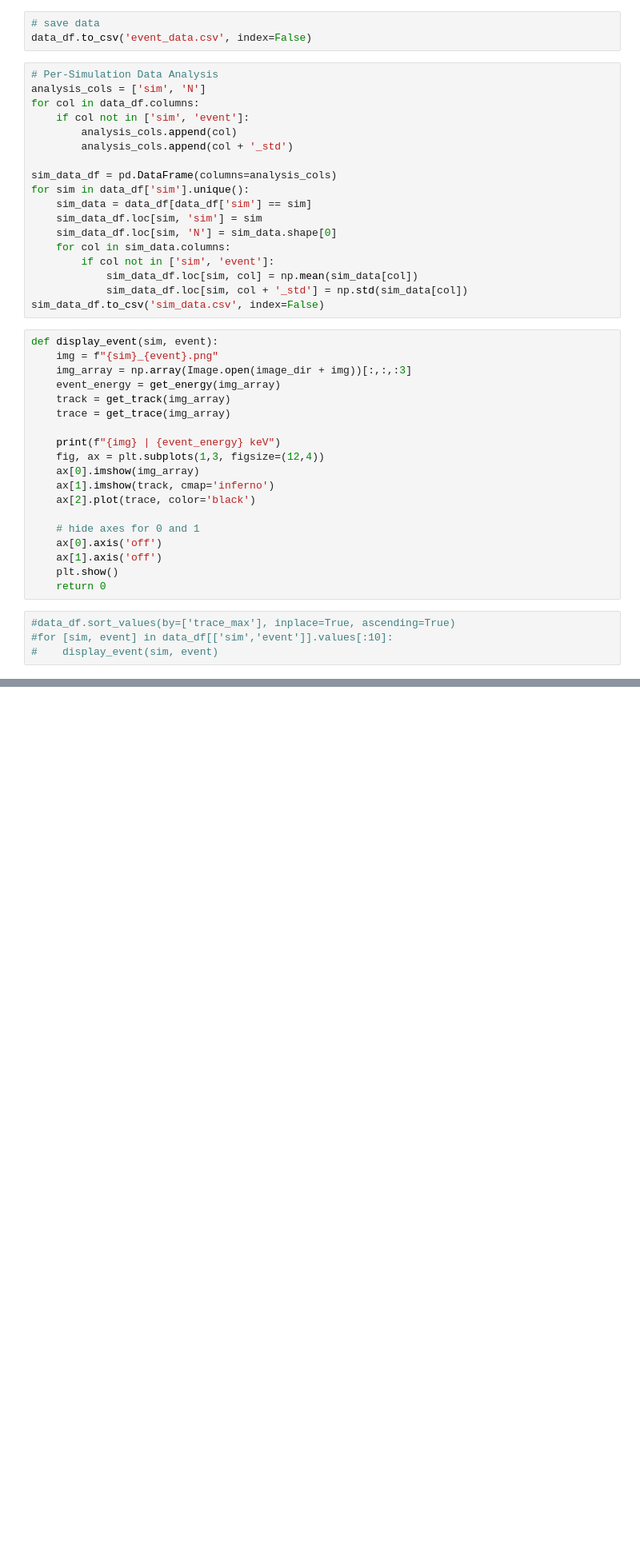
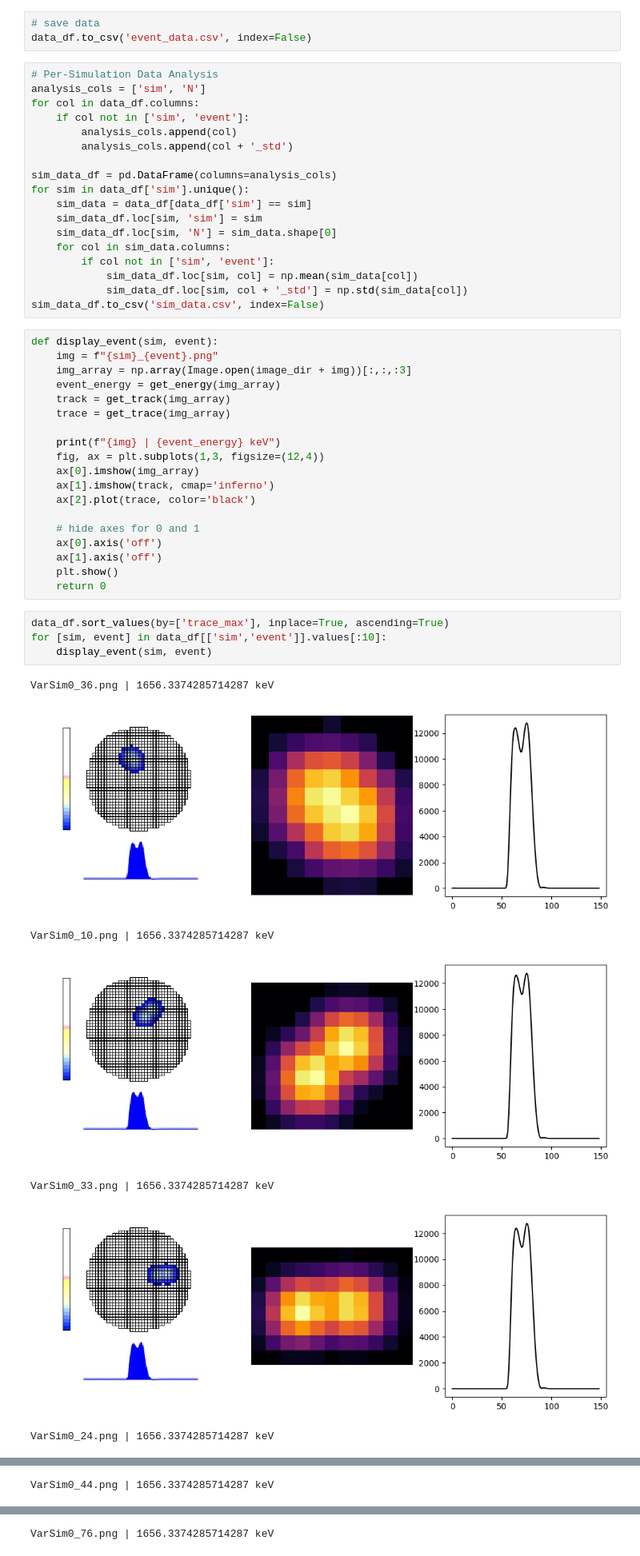
Before and after one commit to Jaros24/GAPA, a Jupyter notebook: Analysis/img_analysis.ipynb, the cells around one changed output, grey strips where cells are left out. Shown: that part at 80% size. Saved outputs shown, nothing was run; the diff lists cells and outputs as text; blank space fills up the shorter version.

```diff
--- a/Analysis/img_analysis.ipynb
+++ b/Analysis/img_analysis.ipynb
@@ -191,6 +191,14 @@ def display_event(sim, event):
     plt.show()
     return 0
 # %%
-#data_df.sort_values(by=['trace_max'], inplace=True, ascending=True)
-#for [sim, event] in data_df[['sim','event']].values[:10]:
-#    display_event(sim, event)
+data_df.sort_values(by=['trace_max'], inplace=True, ascending=True)
+for [sim, event] in data_df[['sim','event']].values[:10]:
+    display_event(sim, event)
+# %% [output]
+VarSim0_36.png | 1656.3374285714287 keV
+[figure, added]
+VarSim0_10.png | 1656.3374285714287 keV
+[figure, added]
+VarSim0_33.png | 1656.3374285714287 keV
+[figure, added]
+VarSim0_24.png | 1656.3374285714287 keV
@@ -196,0 +206 @@ def display_event(sim, event):
+VarSim0_44.png | 1656.3374285714287 keV
@@ -196,0 +208 @@ def display_event(sim, event):
+VarSim0_76.png | 1656.3374285714287 keV
```
Also changed, not shown: parts of 1 cell of this notebook, 4 other files.
